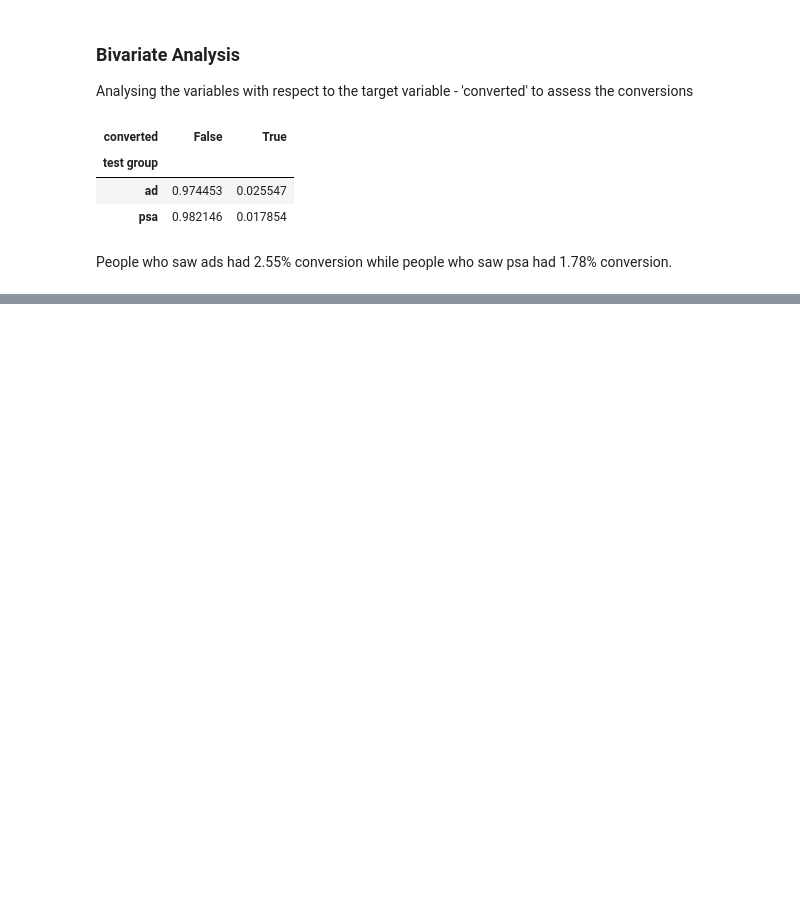
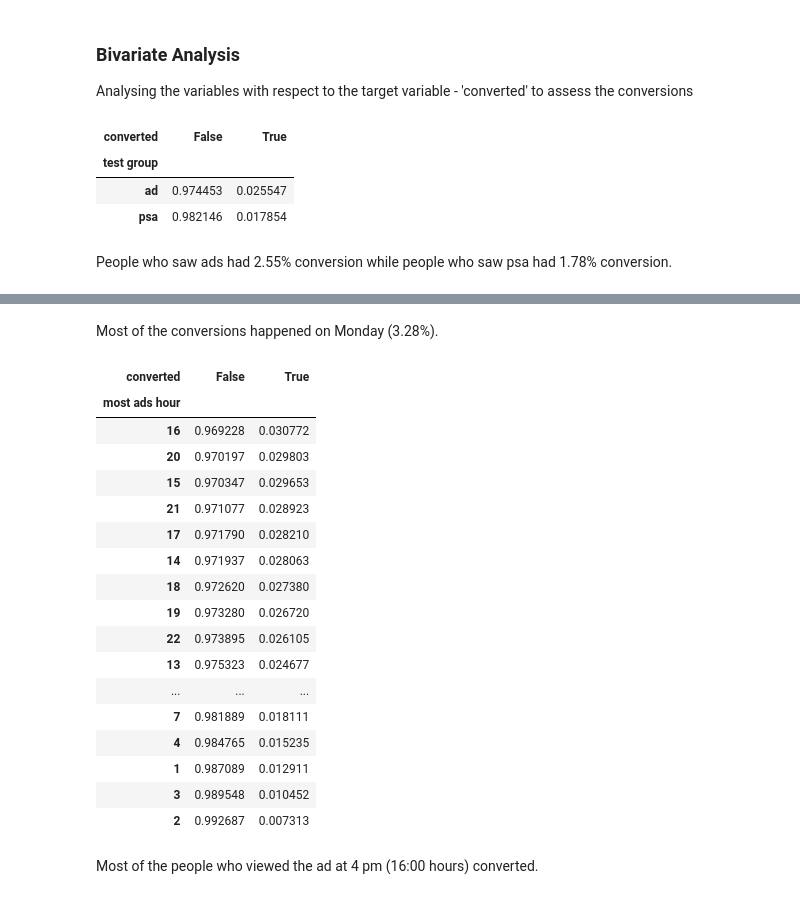
Before and after one commit to Eva088/A-B-Testing, a Jupyter notebook: Marketing.ipynb, the cells around one changed output, grey strips where cells are left out. Cells and saved outputs as stored; diff of their text form; code cells hidden in the pictures; blank space fills up the shorter version.

Commit message:
most ads day and most ads hour each vs converted

```diff
--- a/Marketing.ipynb
+++ b/Marketing.ipynb
@@ -230,0 +244,26 @@ People who saw ads had 2.55% conversion while people who saw psa had 1.78% conve
+# %% [markdown]
+Most of the conversions happened on Monday (3.28%).
+# %%
+ct_conversion_hour = pd.crosstab(df['most ads hour'], df['converted'], normalize = 'index').sort_values(by = True, ascending = False)
+ct_conversion_hour
+# %% [output]
+| converted | False | True |
+| most ads hour |  |  |
+| 16 | 0.969228 | 0.030772 |
+| 20 | 0.970197 | 0.029803 |
+| 15 | 0.970347 | 0.029653 |
+| 21 | 0.971077 | 0.028923 |
+| 17 | 0.971790 | 0.028210 |
+| 14 | 0.971937 | 0.028063 |
+| 18 | 0.972620 | 0.027380 |
+| 19 | 0.973280 | 0.026720 |
+| 22 | 0.973895 | 0.026105 |
+| 13 | 0.975323 | 0.024677 |
+| ... | ... | ... |
+| 7 | 0.981889 | 0.018111 |
+| 4 | 0.984765 | 0.015235 |
+| 1 | 0.987089 | 0.012911 |
+| 3 | 0.989548 | 0.010452 |
+| 2 | 0.992687 | 0.007313 |
+# %% [markdown]
+Most of the people who viewed the ad at 4 pm (16:00 hours) converted.
```
Also changed, not shown: parts of 1 cell of this notebook.
